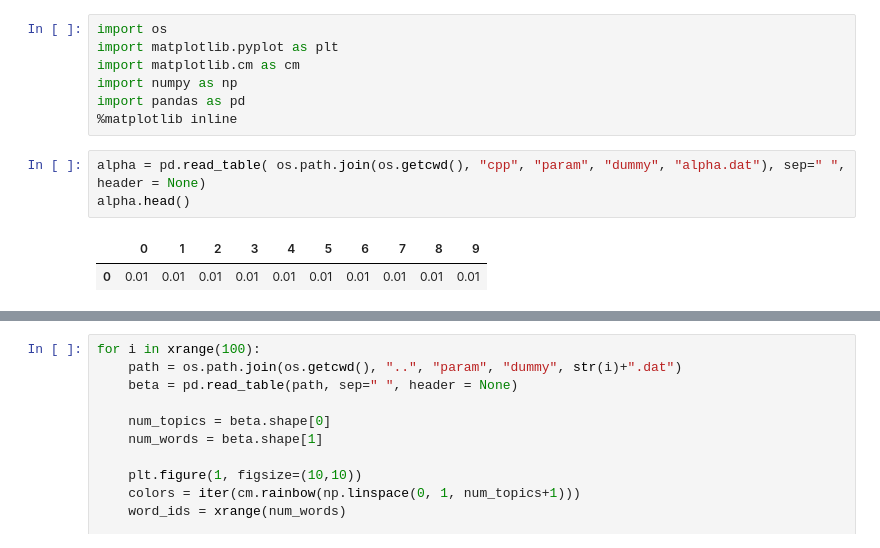
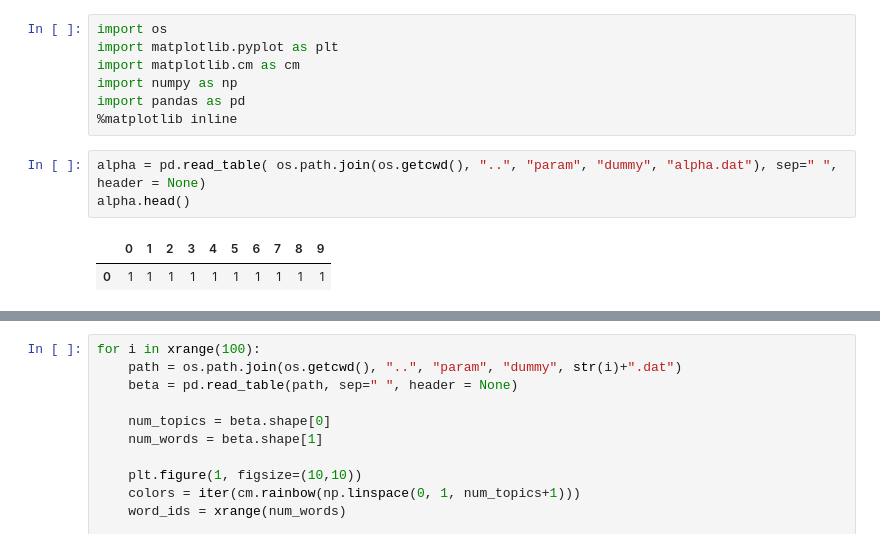
Before and after one commit to DylanV/lda, a Jupyter notebook: notebooks/Generated dataset analysis.ipynb, the cells around one changed output, grey strips where cells are left out. Cells and saved outputs as stored; diff of their text form.

```diff
--- a/notebooks/Generated dataset analysis.ipynb
+++ b/notebooks/Generated dataset analysis.ipynb
@@ -6,11 +6,11 @@ import numpy as np
 import pandas as pd
 %matplotlib inline
 # %%
-alpha = pd.read_table( os.path.join(os.getcwd(), "cpp", "param", "dummy", "alpha.dat"), sep=" ", header = None)
+alpha = pd.read_table( os.path.join(os.getcwd(), "..", "param", "dummy", "alpha.dat"), sep=" ", header = None)
 alpha.head()
 # %% [output]
 |  | 0 | 1 | 2 | 3 | 4 | 5 | 6 | 7 | 8 | 9 |
-| 0 | 0.01 | 0.01 | 0.01 | 0.01 | 0.01 | 0.01 | 0.01 | 0.01 | 0.01 | 0.01 |
+| 0 | 1 | 1 | 1 | 1 | 1 | 1 | 1 | 1 | 1 | 1 |
 # %%
 path = os.path.join(os.getcwd(), "..", "param", "dummy", "phi.dat")
 beta = pd.read_table(path, sep=" ", header = None)
```
Also changed, not shown: parts of 2 cells of this notebook, 10 other files.
